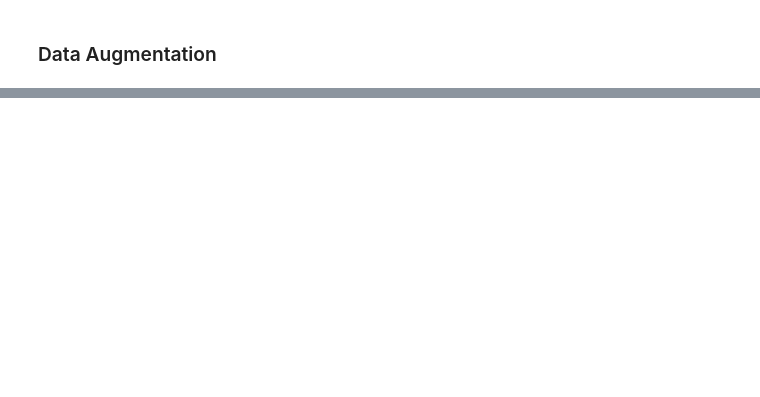
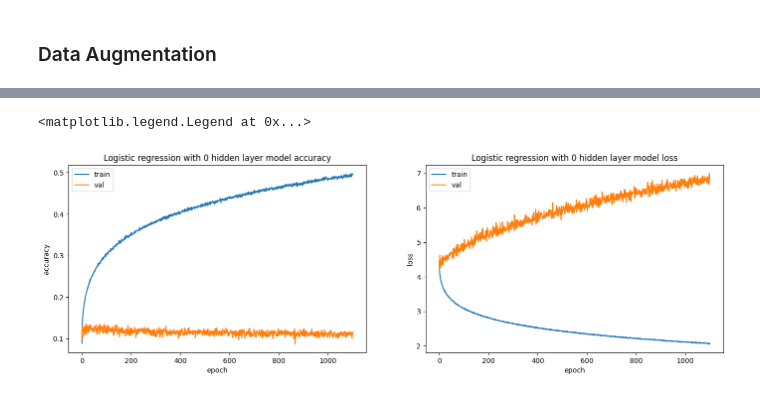
Before and after one commit to linnguyen1707/Machine-learning-and-data-mining-I, a Jupyter notebook: Experiment-and-Result.ipynb, the cells around one changed output, grey strips where cells are left out. Cells and saved outputs as stored; diff of their text form; code cells hidden in the pictures; blank space fills up the shorter version.

```diff
--- a/Experiment-and-Result.ipynb
+++ b/Experiment-and-Result.ipynb
@@ -113,0 +309,19 @@ All the models in this section has been tuned so we dont describe tuning phase o
+# %%
+zerolayer_his = pd.read_csv('./history-report/zerolayer.csv')
+# summarize history for accuracy and loss
+f, axarr = plt.subplots(1,2,figsize=(17,5),dpi=100)
+axarr[0].plot(zerolayer_his['accuracy'])
+axarr[0].plot(zerolayer_his['val_accuracy'])
+axarr[0].title.set_text('Logistic regression with 0 hidden layer model accuracy')
+axarr[0].set_ylabel('accuracy')
+axarr[0].set_xlabel('epoch')
+axarr[0].legend(['train', 'val'], loc='upper left')
+axarr[1].plot(zerolayer_his['loss'])
+axarr[1].plot(zerolayer_his['val_loss'])
+axarr[1].title.set_text('Logistic regression with 0 hidden layer model loss')
+axarr[1].set_ylabel('loss')
+axarr[1].set_xlabel('epoch')
+axarr[1].legend(['train', 'val'], loc='upper left')
+# %% [output]
+<matplotlib.legend.Legend at 0x...>
+[figure, added]
```
Also changed, not shown: parts of 36 cells of this notebook, 9 other files.
